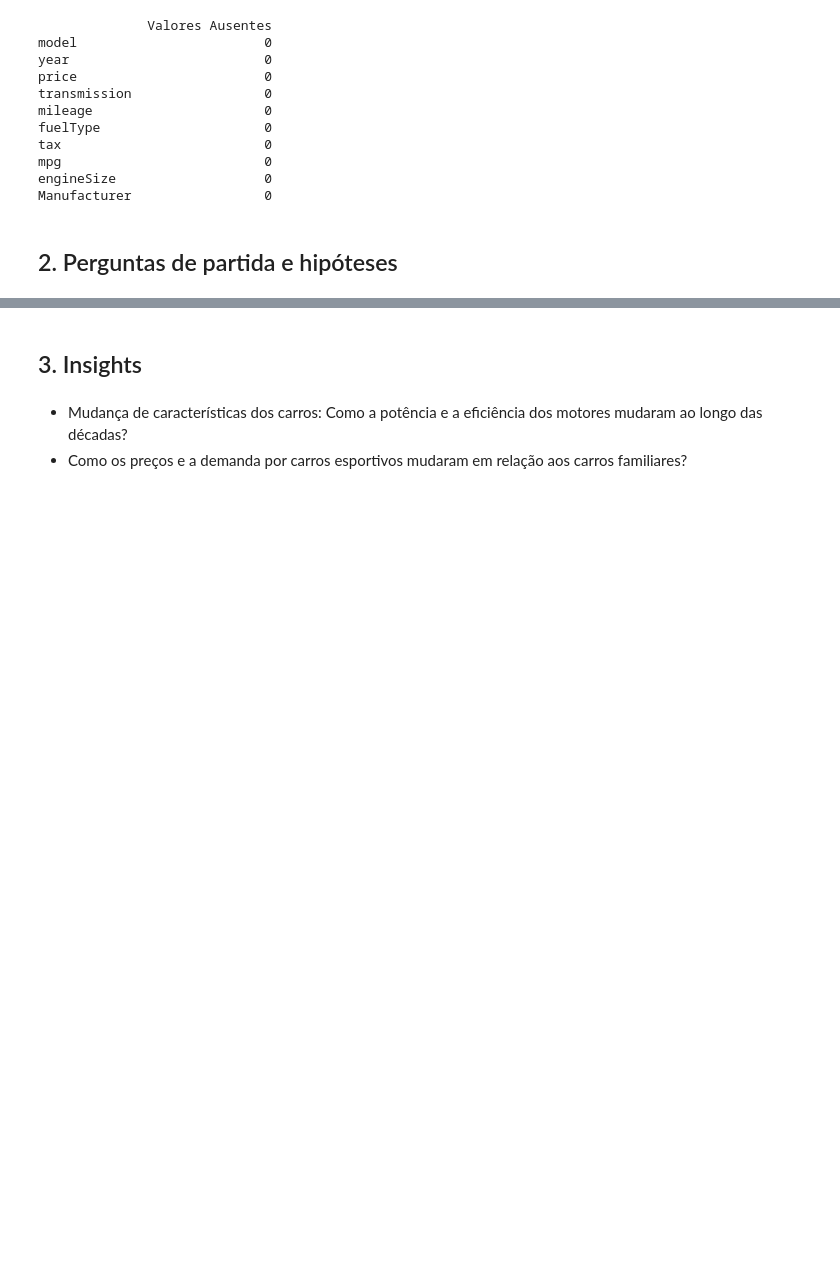
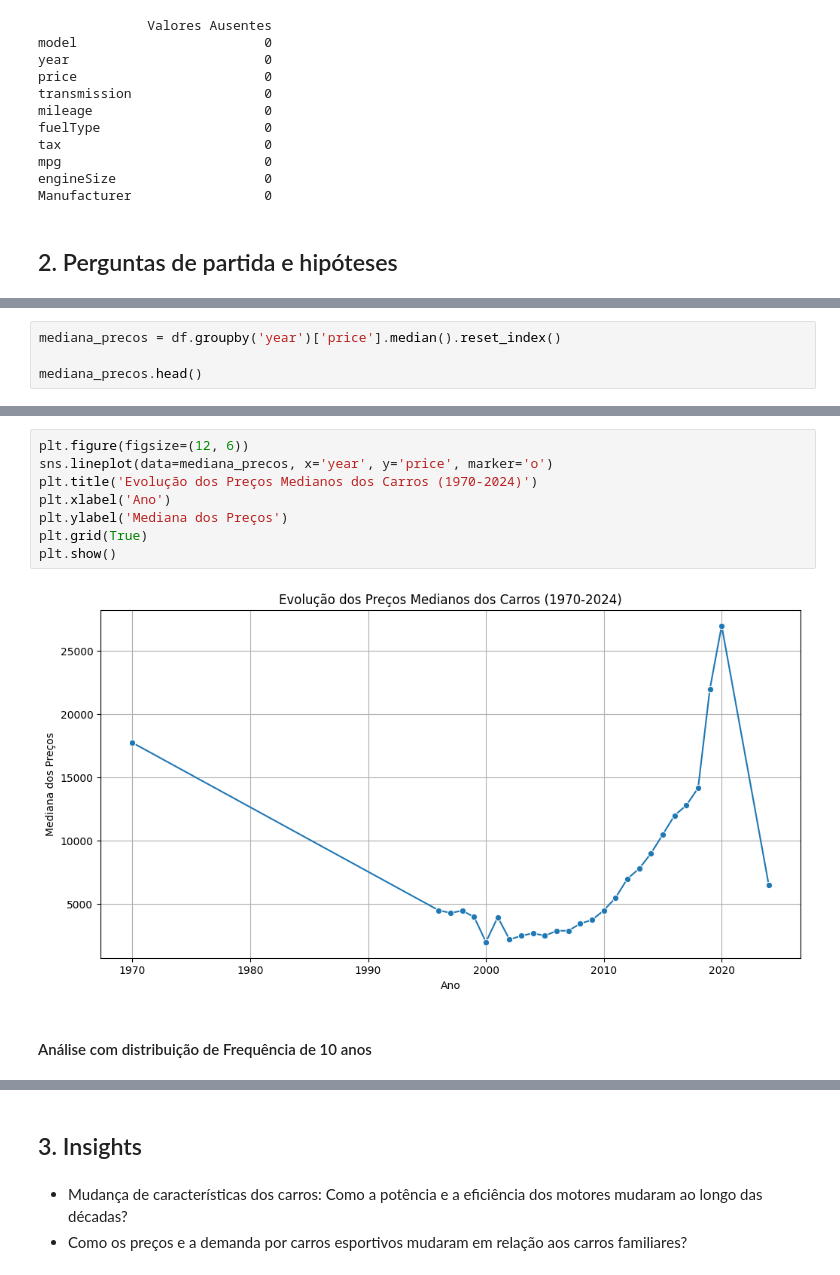
Before and after one commit to atlantico-academy/equipe1-2024.3, a Jupyter notebook: notebooks/01-exploratory_data_analysis.ipynb, the cells around one changed output, grey strips where cells are left out. Cells and saved outputs as stored; diff of their text form; blank space fills up the shorter version.

```diff
--- a/notebooks/01-exploratory_data_analysis.ipynb
+++ b/notebooks/01-exploratory_data_analysis.ipynb
@@ -230,0 +252,4 @@ Manufacturer                 0
+# %%
+mediana_precos = df.groupby('year')['price'].median().reset_index()
+
+mediana_precos.head()
@@ -230,0 +263,12 @@ Manufacturer                 0
+# %%
+plt.figure(figsize=(12, 6))
+sns.lineplot(data=mediana_precos, x='year', y='price', marker='o')
+plt.title('Evolução dos Preços Medianos dos Carros (1970-2024)')
+plt.xlabel('Ano')
+plt.ylabel('Mediana dos Preços')
+plt.grid(True)
+plt.show()
+# %% [output]
+[figure, added]
+# %% [markdown]
+#### Análise com distribuição de Frequência de 10 anos
```
Also changed, not shown: parts of 13 cells of this notebook.
